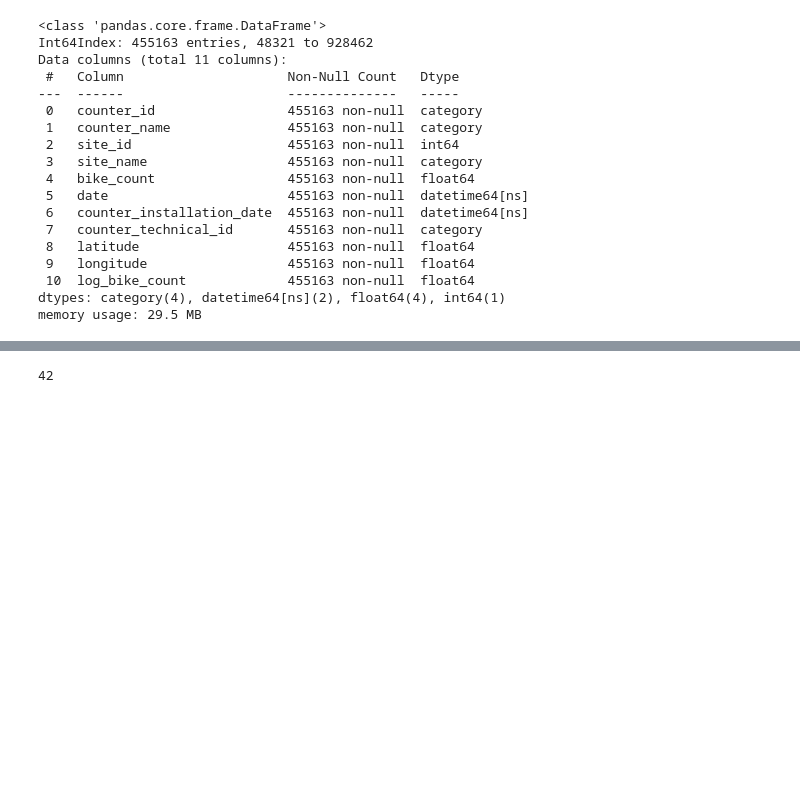
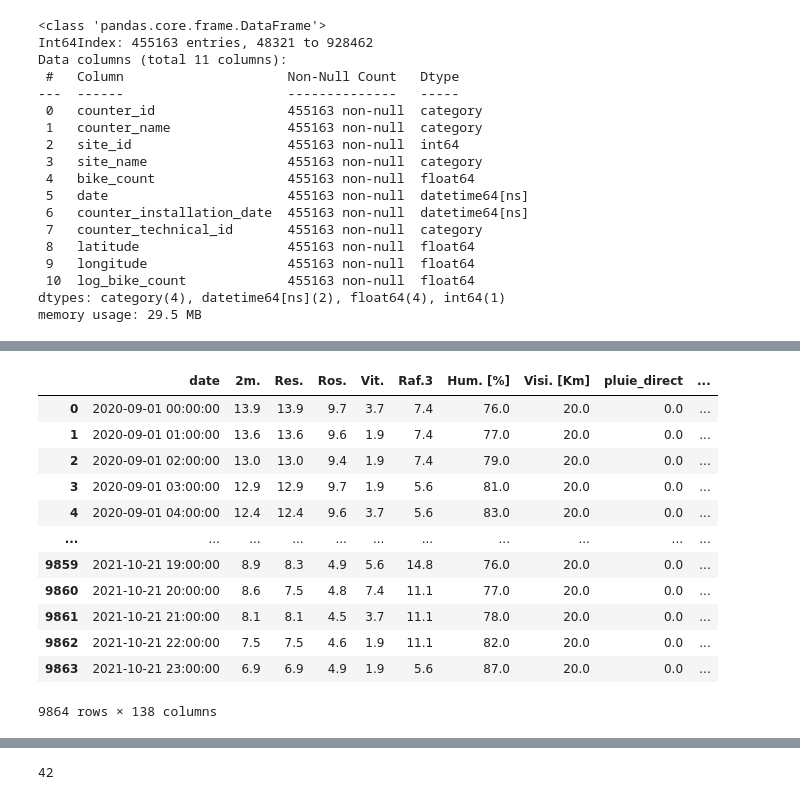
Before and after one commit to nathanaim/ramp_project, a Jupyter notebook: Bikes_ramp_project_v2.ipynb, the cells around one changed output, grey strips where cells are left out. Saved outputs shown, nothing was run; the diff lists cells and outputs as text; code cells hidden in the pictures; blank space fills up the shorter version.

```diff
--- a/Bikes_ramp_project_v2.ipynb
+++ b/Bikes_ramp_project_v2.ipynb
@@ -76,4 +76,22 @@ def is_daylight(x):
 data['is_daylight'] = data.date.map(is_daylight)
 # %%
 data.drop(columns=['counter_name', 'site_name', 'counter_technical_id', 'counter_installation_date'], inplace=True)
+# %%
+external_data = pd.read_csv("external_data_new.csv", parse_dates=['date'])
+# %%
+external_data
+# %% [output]
+|  | date | 2m. | Res. | Ros. | Vit. | Raf.3 | Hum. [%] | Visi. [Km] | pluie_direct | ... |
+| 0 | 2020-09-01 00:00:00 | 13.9 | 13.9 | 9.7 | 3.7 | 7.4 | 76.0 | 20.0 | 0.0 | ... |
+| 1 | 2020-09-01 01:00:00 | 13.6 | 13.6 | 9.6 | 1.9 | 7.4 | 77.0 | 20.0 | 0.0 | ... |
+| 2 | 2020-09-01 02:00:00 | 13.0 | 13.0 | 9.4 | 1.9 | 7.4 | 79.0 | 20.0 | 0.0 | ... |
+| 3 | 2020-09-01 03:00:00 | 12.9 | 12.9 | 9.7 | 1.9 | 5.6 | 81.0 | 20.0 | 0.0 | ... |
+| 4 | 2020-09-01 04:00:00 | 12.4 | 12.4 | 9.6 | 3.7 | 5.6 | 83.0 | 20.0 | 0.0 | ... |
+| ... | ... | ... | ... | ... | ... | ... | ... | ... | ... | ... |
+| 9859 | 2021-10-21 19:00:00 | 8.9 | 8.3 | 4.9 | 5.6 | 14.8 | 76.0 | 20.0 | 0.0 | ... |
+| 9860 | 2021-10-21 20:00:00 | 8.6 | 7.5 | 4.8 | 7.4 | 11.1 | 77.0 | 20.0 | 0.0 | ... |
+| 9861 | 2021-10-21 21:00:00 | 8.1 | 8.1 | 4.5 | 3.7 | 11.1 | 78.0 | 20.0 | 0.0 | ... |
+| 9862 | 2021-10-21 22:00:00 | 7.5 | 7.5 | 4.6 | 1.9 | 11.1 | 82.0 | 20.0 | 0.0 | ... |
+| 9863 | 2021-10-21 23:00:00 | 6.9 | 6.9 | 4.9 | 1.9 | 5.6 | 87.0 | 20.0 | 0.0 | ... |
+9864 rows × 138 columns
 # %%
```
Also changed, not shown: parts of 23 cells of this notebook, 1 other file.
